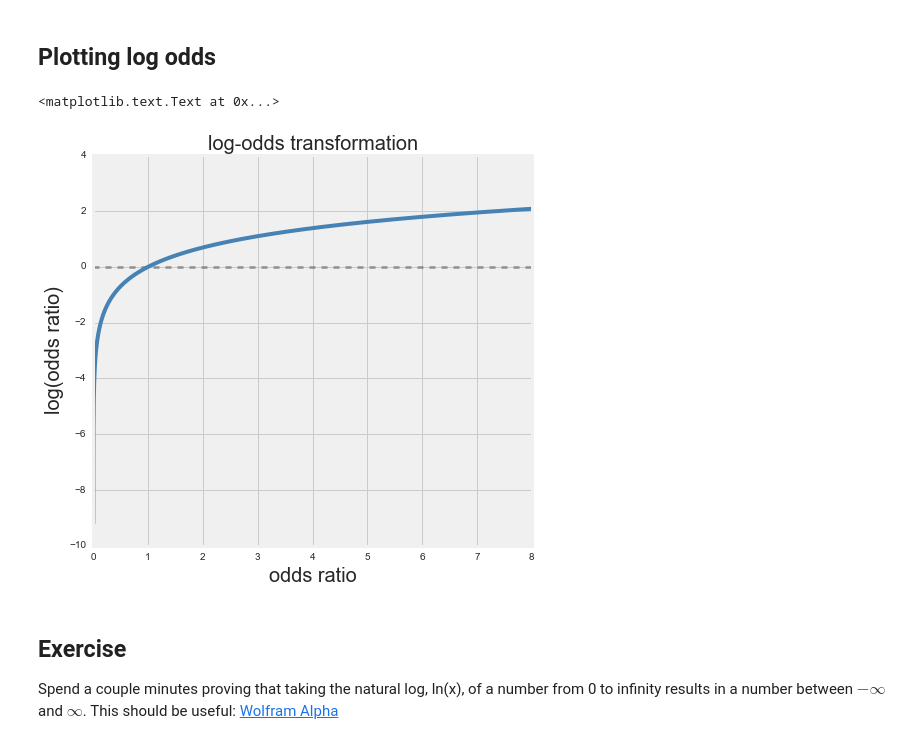
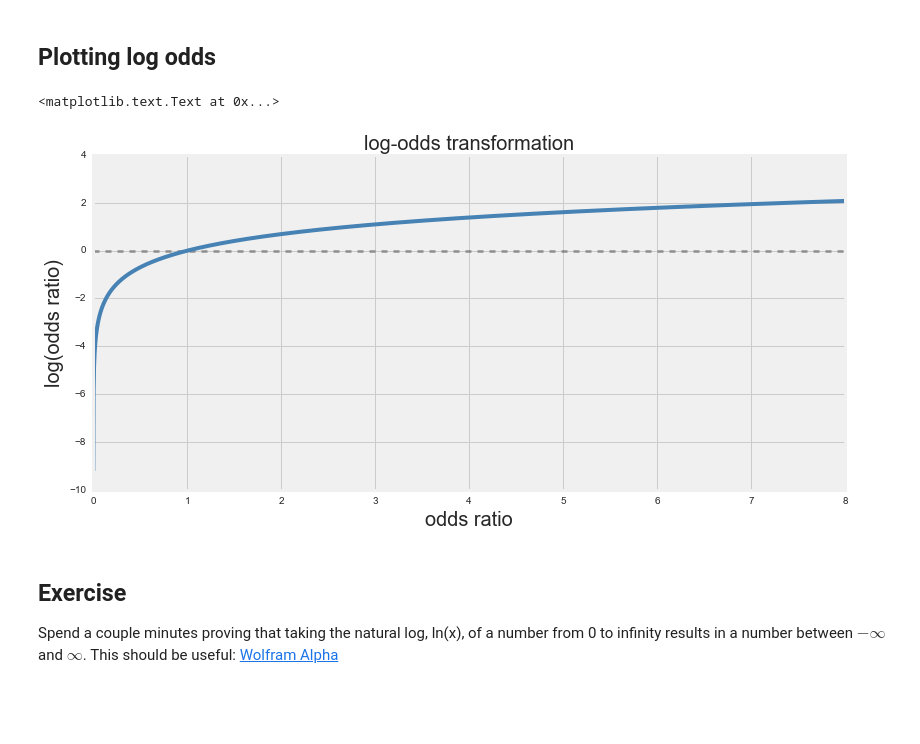
Before and after one commit to spockl/ga-dsi-1, a Jupyter notebook: curriculum/week-04/1.2-logistic-regression/w4d1-logistic-regression.ipynb, the cells around one changed output. Drawn from its saved outputs; the diff is of its cells as text; code cells hidden in the pictures; blank space fills up the shorter version.

```diff
--- a/curriculum/week-04/1.2-logistic-regression/w4d1-logistic-regression.ipynb
+++ b/curriculum/week-04/1.2-logistic-regression/w4d1-logistic-regression.ipynb
@@ -202,17 +205,17 @@ The regression can now predict any negative or positive number, and we can conve
 # %%
 xs = np.linspace(0.0001, 8, 3000)
 ys = np.log(xs)
 
-plt.figure(figsize=[7,7])
+plt.figure(figsize=(12,6))
 plt.axhline(y=0, linewidth=3, c='k', ls='dashed', alpha=0.3)
 plt.plot(xs, ys, lw=4, c='steelblue')
 
 plt.xlabel('odds ratio', fontsize=20)
 plt.ylabel('log(odds ratio)', fontsize=20)
 plt.title('log-odds transformation',fontsize=20)
 # %% [output]
 <matplotlib.text.Text at 0x...>
-[figure, old version]
+[figure, new version]
 # %% [markdown]
 ## Exercise
 
```
Also changed, not shown: parts of 11 cells of this notebook.
